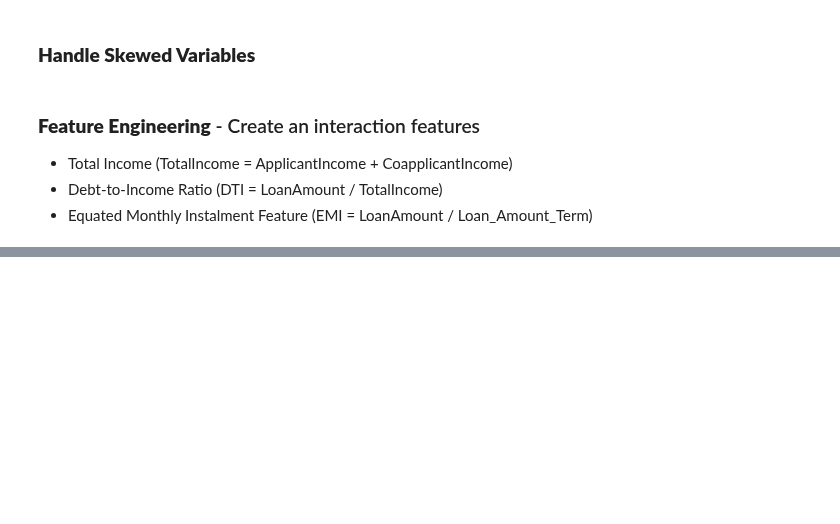
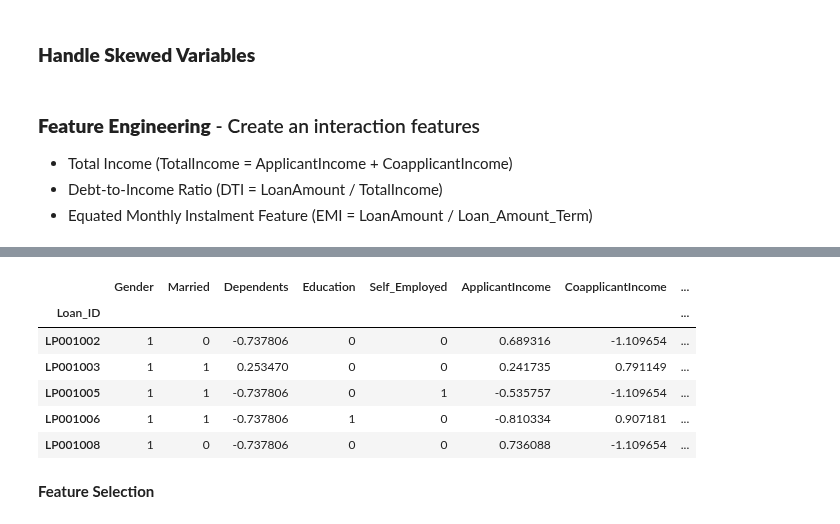
Before and after one commit to Olajcodes/abioye_olajide_tasks, a Jupyter notebook: week_eleven/task25/preprocessing.ipynb, the cells around one changed output, grey strips where cells are left out. Drawn from its saved outputs; the diff is of its cells as text; code cells hidden in the pictures; blank space fills up the shorter version.

```diff
--- a/week_eleven/task25/preprocessing.ipynb
+++ b/week_eleven/task25/preprocessing.ipynb
@@ -166,0 +235,13 @@ df["EMI"] = df["LoanAmount"] / df["Loan_Amount_Term"]
+# %%
+# Let's see snapshot
+df.head()
+# %% [output]
+|  | Gender | Married | Dependents | Education | Self_Employed | ApplicantIncome | CoapplicantIncome | ... |
+| Loan_ID |  |  |  |  |  |  |  | ... |
+| LP001002 | 1 | 0 | -0.737806 | 0 | 0 | 0.689316 | -1.109654 | ... |
+| LP001003 | 1 | 1 | 0.253470 | 0 | 0 | 0.241735 | 0.791149 | ... |
+| LP001005 | 1 | 1 | -0.737806 | 0 | 1 | -0.535757 | -1.109654 | ... |
+| LP001006 | 1 | 1 | -0.737806 | 1 | 0 | -0.810334 | 0.907181 | ... |
+| LP001008 | 1 | 0 | -0.737806 | 0 | 0 | 0.736088 | -1.109654 | ... |
+# %% [markdown]
+**Feature Selection**
```
Also changed, not shown: parts of 12 cells of this notebook, 1 other file.
